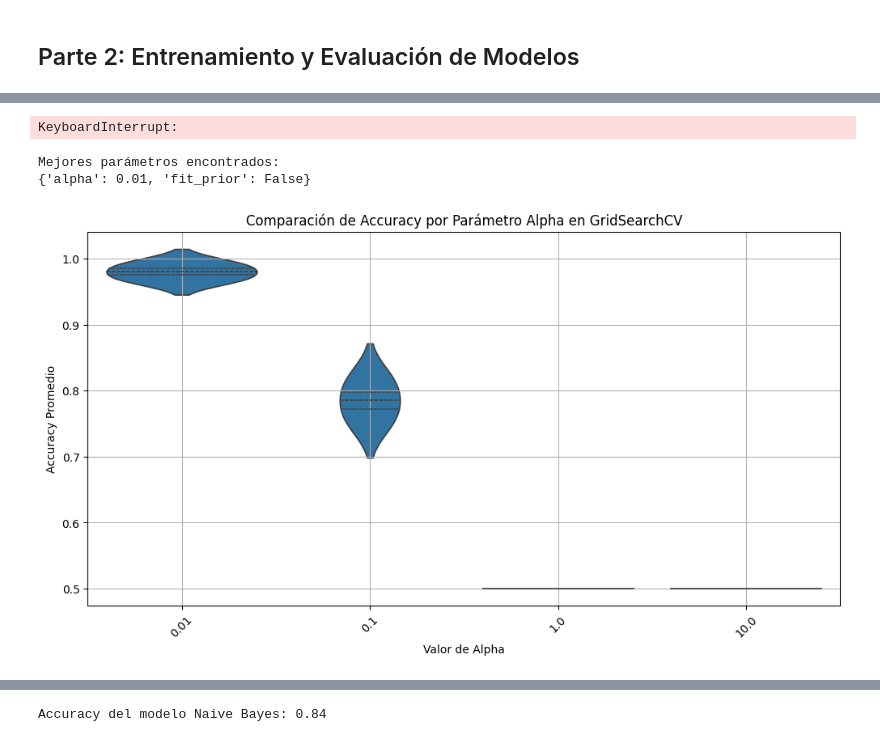
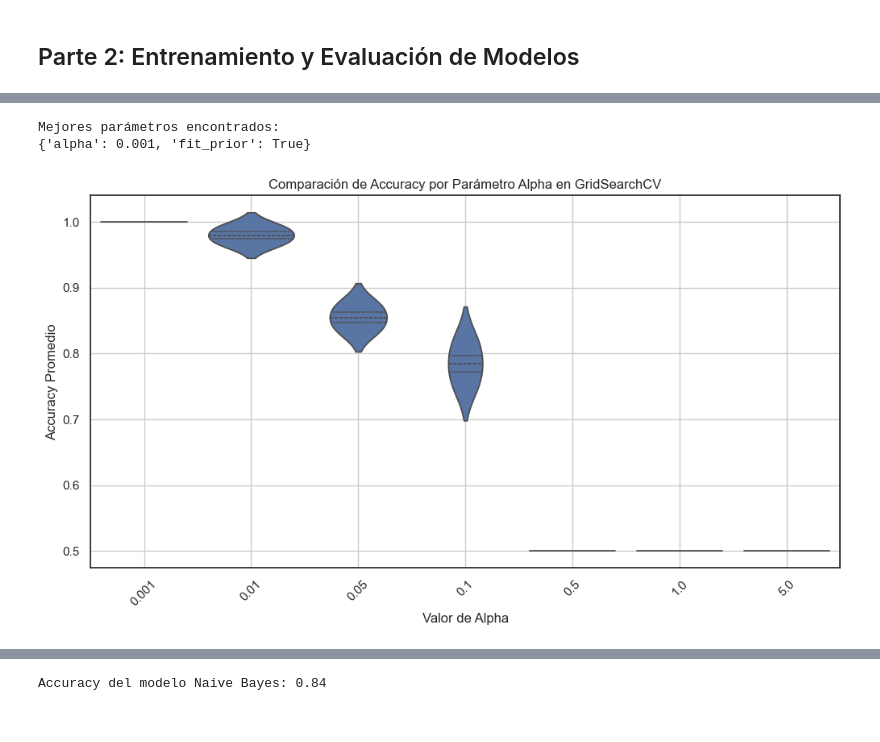
Before and after one commit to campon/intro-cd, a Jupyter notebook: Tarea_2/us2020_propuesta_estudiantes.ipynb, the cells around one changed output, grey strips where cells are left out. Cells and saved outputs as stored; diff of their text form; code cells hidden in the pictures.

```diff
--- a/Tarea_2/us2020_propuesta_estudiantes.ipynb
+++ b/Tarea_2/us2020_propuesta_estudiantes.ipynb
@@ -430,12 +430,15 @@ En síntesis, los resultados muestran que el PCA, combinado con una representaci
 # Calcular matriz de confusión Sugerencia: utilice el método from_predictions de ConfusionMatrixDisplay para realizar la matriz.
 
 # Entrenamiento del modelo Multinomial Naive Bayes
-nb_model = MultinomialNB()
+nb_model = MultinomialNB(alpha=1, fit_prior=True)
 nb_model.fit(X_dev_tfidf, y_dev)
 
 # Predicción sobre el conjunto de test
 X_test_tfidf = TfidfTransformer().fit_transform(vectorizer.transform(X_test))
 y_pred = nb_model.predict(X_test_tfidf)
+
+# set sns set to none
+sns.set(style="white")  # Fondo blanco sin grilla
 
 # Reporte de accuracy
 accuracy = accuracy_score(y_test, y_pred)
@@ -460,84 +463,33 @@ Candidato: Mike Pence, Precision: 0.00, Recall: 0.00
-# %%
-
-from sklearn.pipeline import Pipeline
-from sklearn.naive_bayes import MultinomialNB
-from sklearn.feature_extraction.text import TfidfVectorizer
-
-# Pipeline básico
-pipeline = Pipeline([
-    ('tfidf', TfidfVectorizer()),
-    ('nb', MultinomialNB())
-])
-
-param_grid = {
-    'tfidf__ngram_range': [(1,1), (1,2)],
-    'tfidf__max_df': [0.75, 1.0],
-    'nb__alpha': [0.1, 0.5, 1.0]
-}
-
-from sklearn.model_selection import GridSearchCV
-
-grid_search = GridSearchCV(pipeline, param_grid, cv=5, scoring='accuracy', return_train_score=True)
-grid_search.fit(X_dev, y_dev)
-
-import pandas as pd
-import seaborn as sns
-import matplotlib.pyplot as plt
-
-# Extraer resultados de la búsqueda
-cv_results = pd.DataFrame(grid_search.cv_results_)
-
-# Crear una columna con la combinación de hiperparámetros
-cv_results['params_str'] = cv_results['params'].astype(str)
-
-# Gráfico de violín
-plt.figure(figsize=(12,6))
-sns.violinplot(x='params_str', y='mean_test_score', data=cv_results, inner='box')
-plt.xticks(rotation=45, ha='right')
-plt.ylabel('Accuracy promedio (CV)')
-plt.xlabel('Combinación de Hiperparámetros')
-plt.title('Distribución de Accuracy por Modelo - GridSearchCV')
-plt.tight_layout()
-plt.show()
-
-best_model = grid_search.best_estimator_
-y_test_pred = best_model.predict(X_test)
-
-print(f"Mejor combinación: {grid_search.best_params_}")
-print(f"Accuracy sobre test: {accuracy_score(y_test, y_test_pred):.2f}")
-# %% [output]
-KeyboardInterrupt:
 # %%
 # 2: Implemente una búsqueda de hiperparámetros usando GridSearchCV.
 
 GridSearchCV_params = {
-    'alpha': [0.01, 0.1, 1.0, 10.0],
+    'alpha': [0.001, 0.01, 0.05, 0.1, 0.5, 1.0, 5.0],
     'fit_prior': [True, False]
 }
 grid_search = GridSearchCV(
     MultinomialNB(),
     param_grid=GridSearchCV_params,
     scoring='accuracy',
     cv=5,
     verbose=0,
     n_jobs=-1
 )
 grid_search.fit(X_dev_tfidf, y_dev)
 print("Mejores parámetros encontrados:")
 print(grid_search.best_params_)
 
 # Genere una visualización que permita comparar las métricas (e.g: accuracy) de los distintos modelos entrenados, viendo el valor promedio y variabilidad de las mismas en todos los splits (e.g: en un gráfico de violín).
-
 violin_data = pd.DataFrame(grid_search.cv_results_)
 plt.figure(figsize=(12, 6))
 sns.violinplot(x='param_alpha', y='mean_test_score', data=violin_data, inner='quartile')
 plt.title('Comparación de Accuracy por Parámetro Alpha en GridSearchCV')
 plt.xlabel('Valor de Alpha')
 plt.ylabel('Accuracy Promedio')
 plt.xticks(rotation=45)
 plt.grid()
 plt.show()
 # %% [output]
 Mejores parámetros encontrados:
-{'alpha': 0.01, 'fit_prior': False}
+{'alpha': 0.001, 'fit_prior': True}
-[figure, old version]
+[figure, new version]
```
Also changed, not shown: parts of 3 cells of this notebook, 9 other files.
